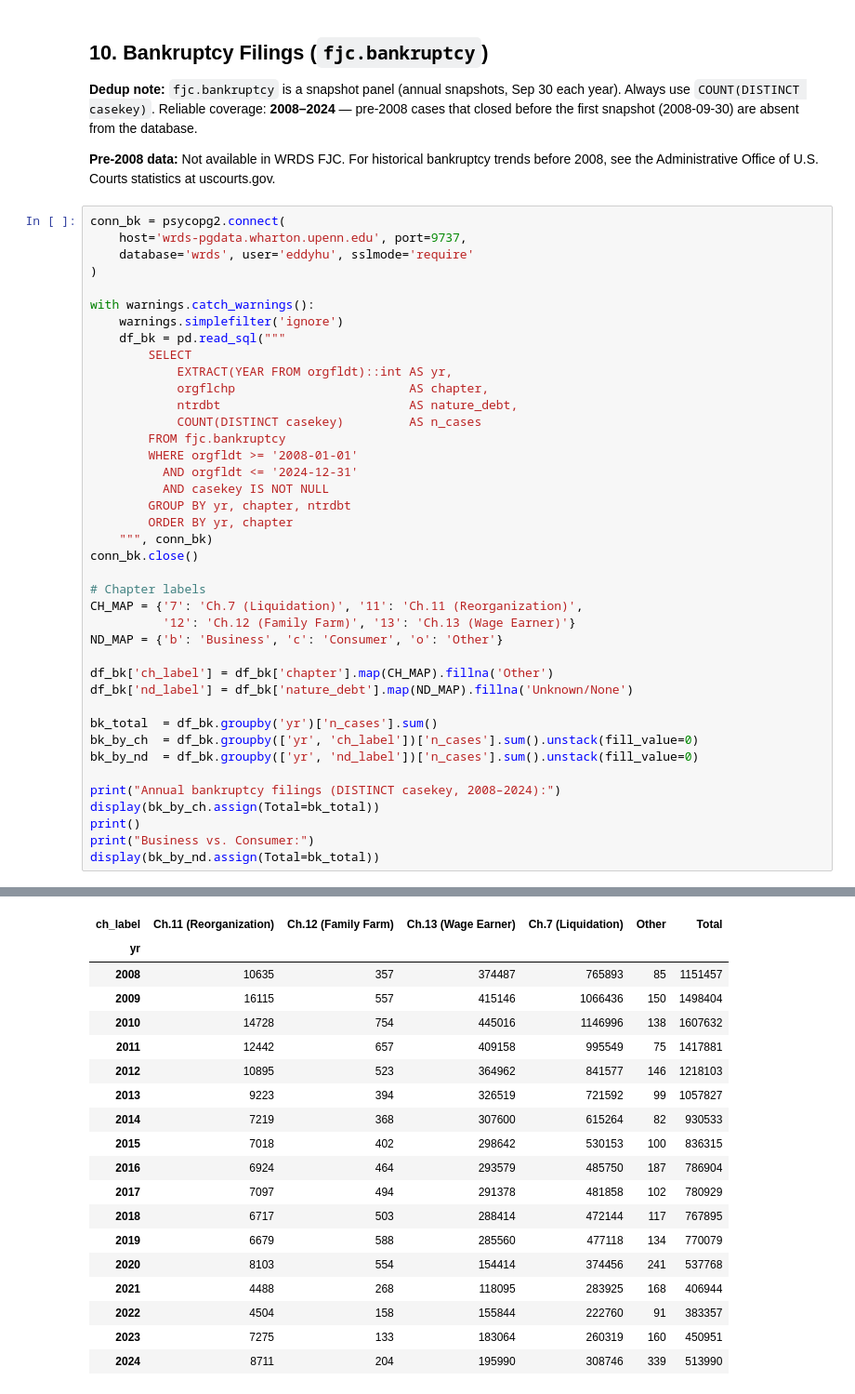
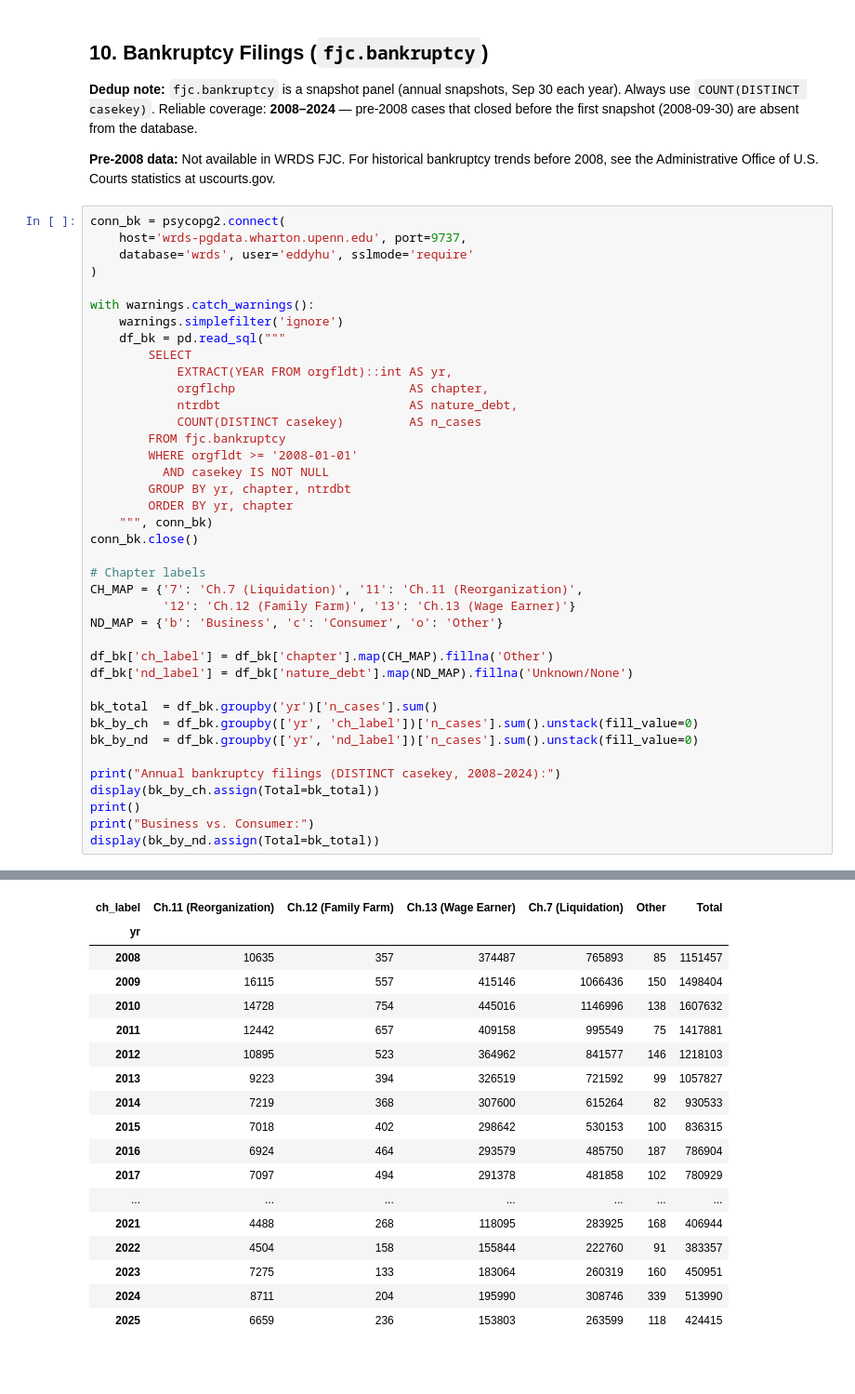
Before and after one commit to edwinhu/claude-plugins, a Jupyter notebook: skills/wrds/examples/fjc_eda.ipynb, the cells around one changed output, grey strips where cells are left out. Shown at 93% size. Cells and saved outputs as stored; diff of their text form; blank space fills up the shorter version.

```diff
--- a/skills/wrds/examples/fjc_eda.ipynb
+++ b/skills/wrds/examples/fjc_eda.ipynb
@@ -522,7 +519,6 @@ with warnings.catch_warnings():
             COUNT(DISTINCT casekey)         AS n_cases
         FROM fjc.bankruptcy
         WHERE orgfldt >= '2008-01-01'
-          AND orgfldt <= '2024-12-31'
           AND casekey IS NOT NULL
         GROUP BY yr, chapter, ntrdbt
         ORDER BY yr, chapter
@@ -533,40 +529,39 @@ conn_bk.close()
 CH_MAP = {'7': 'Ch.7 (Liquidation)', '11': 'Ch.11 (Reorganization)',
           '12': 'Ch.12 (Family Farm)', '13': 'Ch.13 (Wage Earner)'}
 ND_MAP = {'b': 'Business', 'c': 'Consumer', 'o': 'Other'}
 
 df_bk['ch_label'] = df_bk['chapter'].map(CH_MAP).fillna('Other')
 df_bk['nd_label'] = df_bk['nature_debt'].map(ND_MAP).fillna('Unknown/None')
 
 bk_total  = df_bk.groupby('yr')['n_cases'].sum()
 bk_by_ch  = df_bk.groupby(['yr', 'ch_label'])['n_cases'].sum().unstack(fill_value=0)
 bk_by_nd  = df_bk.groupby(['yr', 'nd_label'])['n_cases'].sum().unstack(fill_value=0)
 
 print("Annual bankruptcy filings (DISTINCT casekey, 2008–2024):")
 display(bk_by_ch.assign(Total=bk_total))
 print()
 print("Business vs. Consumer:")
 display(bk_by_nd.assign(Total=bk_total))
 # %% [output]
 Annual bankruptcy filings (DISTINCT casekey, 2008–2024):
 | ch_label | Ch.11 (Reorganization) | Ch.12 (Family Farm) | Ch.13 (Wage Earner) | Ch.7 (Liquidation) | Other | Total |
 | yr |  |  |  |  |  |  |
 | 2008 | 10635 | 357 | 374487 | 765893 | 85 | 1151457 |
 | 2009 | 16115 | 557 | 415146 | 1066436 | 150 | 1498404 |
 | 2010 | 14728 | 754 | 445016 | 1146996 | 138 | 1607632 |
 | 2011 | 12442 | 657 | 409158 | 995549 | 75 | 1417881 |
 | 2012 | 10895 | 523 | 364962 | 841577 | 146 | 1218103 |
 | 2013 | 9223 | 394 | 326519 | 721592 | 99 | 1057827 |
 | 2014 | 7219 | 368 | 307600 | 615264 | 82 | 930533 |
 | 2015 | 7018 | 402 | 298642 | 530153 | 100 | 836315 |
 | 2016 | 6924 | 464 | 293579 | 485750 | 187 | 786904 |
 | 2017 | 7097 | 494 | 291378 | 481858 | 102 | 780929 |
-| 2018 | 6717 | 503 | 288414 | 472144 | 117 | 767895 |
-| 2019 | 6679 | 588 | 285560 | 477118 | 134 | 770079 |
-| 2020 | 8103 | 554 | 154414 | 374456 | 241 | 537768 |
+| ... | ... | ... | ... | ... | ... | ... |
 | 2021 | 4488 | 268 | 118095 | 283925 | 168 | 406944 |
 | 2022 | 4504 | 158 | 155844 | 222760 | 91 | 383357 |
 | 2023 | 7275 | 133 | 183064 | 260319 | 160 | 450951 |
 | 2024 | 8711 | 204 | 195990 | 308746 | 339 | 513990 |
+| 2025 | 6659 | 236 | 153803 | 263599 | 118 | 424415 |
 Business vs. Consumer:
 | nd_label | Business | Consumer | Other | Unknown/None | Total |
 | yr |  |  |  |  |  |
```
Also changed, not shown: parts of 12 cells of this notebook.
